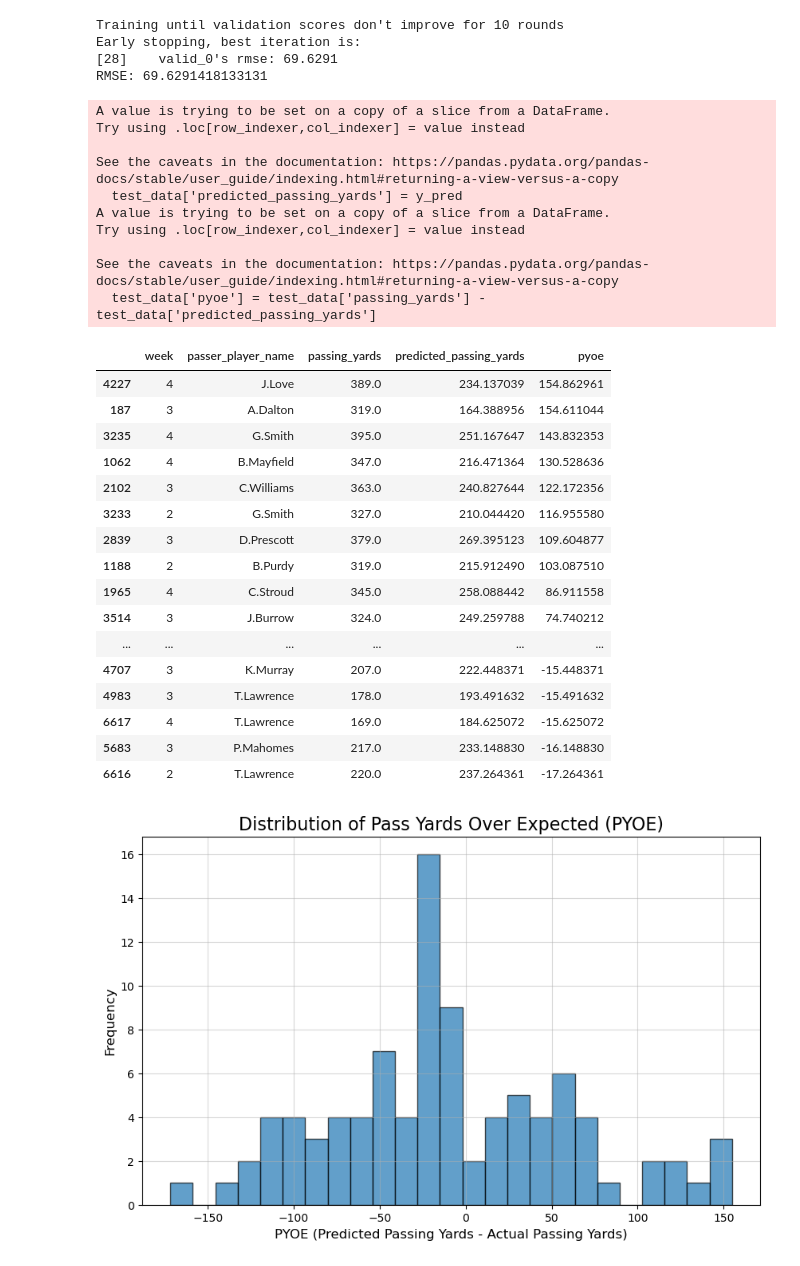
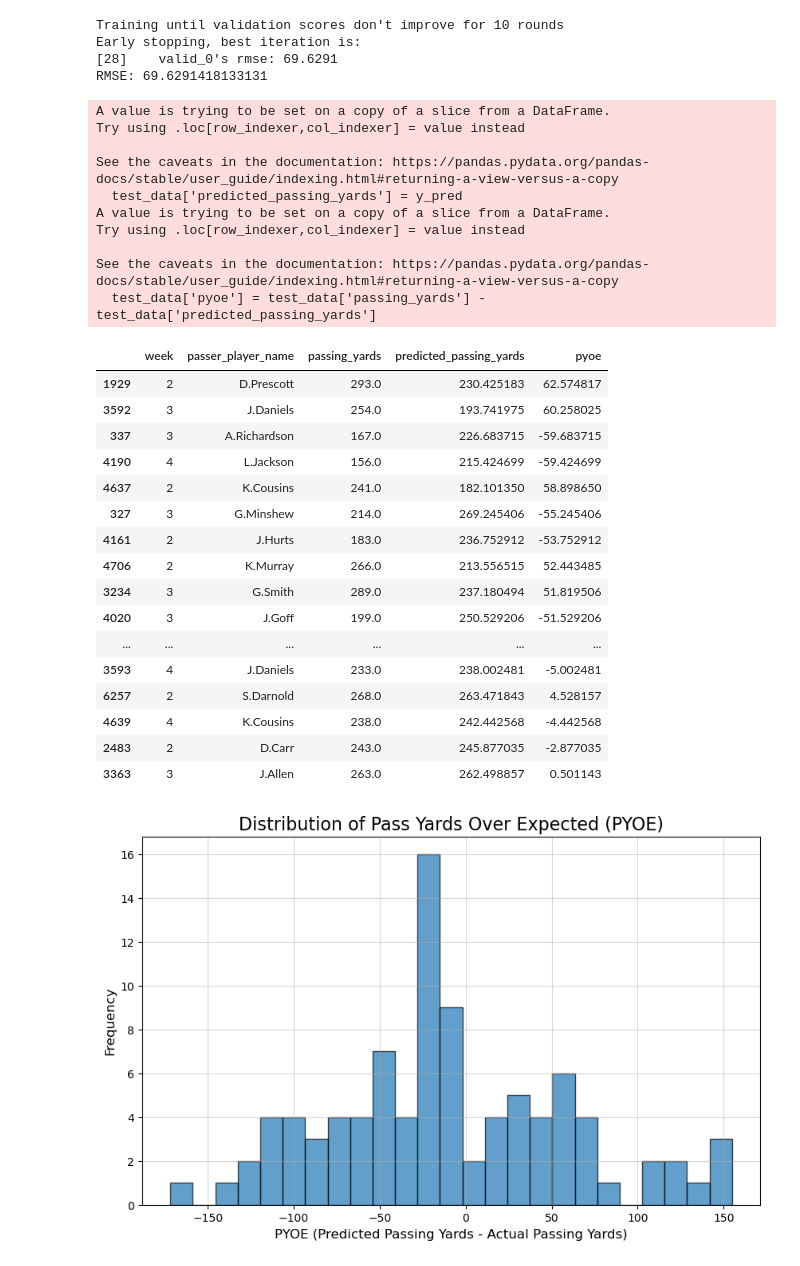
Before and after one commit to bhuggard/CheckTheCover, a Jupyter notebook: testnocom.ipynb, the cells around one changed output. Cells and saved outputs as stored; diff of their text form; code cells hidden in the pictures.

```diff
--- a/testnocom.ipynb
+++ b/testnocom.ipynb
@@ -406,40 +406,40 @@ test_data = filtered_with_ewma[filtered_with_ewma['season'] == 2024]
 # %%
 # Add predictions to the test_data (2024) DataFrame
 test_data['predicted_passing_yards'] = y_pred
 
 # Calculate whether the model over-predicted or under-predicted
 test_data['pyoe'] = test_data['passing_yards'] - test_data['predicted_passing_yards']
 
 # Display the updated dataframe with actual, predicted, and over/under information
-test_data[['week', 'passer_player_name', 'passing_yards', 'predicted_passing_yards', 'pyoe']].sort_values(by='pyoe', ascending=False).head(50)
+test_data[['week', 'passer_player_name', 'passing_yards', 'predicted_passing_yards', 'pyoe']].sort_values(by='pyoe', key=abs, ascending=False).tail(60)
 # %% [output]
 A value is trying to be set on a copy of a slice from a DataFrame.
 Try using .loc[row_indexer,col_indexer] = value instead
 
 See the caveats in the documentation: https://pandas.pydata.org/pandas-docs/stable/user_guide/indexing.html#returning-a-view-versus-a-copy
   test_data['predicted_passing_yards'] = y_pred
 A value is trying to be set on a copy of a slice from a DataFrame.
 Try using .loc[row_indexer,col_indexer] = value instead
 
 See the caveats in the documentation: https://pandas.pydata.org/pandas-docs/stable/user_guide/indexing.html#returning-a-view-versus-a-copy
   test_data['pyoe'] = test_data['passing_yards'] - test_data['predicted_passing_yards']
 |  | week | passer_player_name | passing_yards | predicted_passing_yards | pyoe |
-| 4227 | 4 | J.Love | 389.0 | 234.137039 | 154.862961 |
-| 187 | 3 | A.Dalton | 319.0 | 164.388956 | 154.611044 |
-| 3235 | 4 | G.Smith | 395.0 | 251.167647 | 143.832353 |
-| 1062 | 4 | B.Mayfield | 347.0 | 216.471364 | 130.528636 |
-| 2102 | 3 | C.Williams | 363.0 | 240.827644 | 122.172356 |
-| 3233 | 2 | G.Smith | 327.0 | 210.044420 | 116.955580 |
-| 2839 | 3 | D.Prescott | 379.0 | 269.395123 | 109.604877 |
-| 1188 | 2 | B.Purdy | 319.0 | 215.912490 | 103.087510 |
-| 1965 | 4 | C.Stroud | 345.0 | 258.088442 | 86.911558 |
-| 3514 | 3 | J.Burrow | 324.0 | 249.259788 | 74.740212 |
+| 1929 | 2 | D.Prescott | 293.0 | 230.425183 | 62.574817 |
+| 3592 | 3 | J.Daniels | 254.0 | 193.741975 | 60.258025 |
+| 337 | 3 | A.Richardson | 167.0 | 226.683715 | -59.683715 |
+| 4190 | 4 | L.Jackson | 156.0 | 215.424699 | -59.424699 |
+| 4637 | 2 | K.Cousins | 241.0 | 182.101350 | 58.898650 |
+| 327 | 3 | G.Minshew | 214.0 | 269.245406 | -55.245406 |
+| 4161 | 2 | J.Hurts | 183.0 | 236.752912 | -53.752912 |
+| 4706 | 2 | K.Murray | 266.0 | 213.556515 | 52.443485 |
+| 3234 | 3 | G.Smith | 289.0 | 237.180494 | 51.819506 |
+| 4020 | 3 | J.Goff | 199.0 | 250.529206 | -51.529206 |
 | ... | ... | ... | ... | ... | ... |
-| 4707 | 3 | K.Murray | 207.0 | 222.448371 | -15.448371 |
-| 4983 | 3 | T.Lawrence | 178.0 | 193.491632 | -15.491632 |
-| 6617 | 4 | T.Lawrence | 169.0 | 184.625072 | -15.625072 |
-| 5683 | 3 | P.Mahomes | 217.0 | 233.148830 | -16.148830 |
-| 6616 | 2 | T.Lawrence | 220.0 | 237.264361 | -17.264361 |
+| 3593 | 4 | J.Daniels | 233.0 | 238.002481 | -5.002481 |
+| 6257 | 2 | S.Darnold | 268.0 | 263.471843 | 4.528157 |
+| 4639 | 4 | K.Cousins | 238.0 | 242.442568 | -4.442568 |
+| 2483 | 2 | D.Carr | 243.0 | 245.877035 | -2.877035 |
+| 3363 | 3 | J.Allen | 263.0 | 262.498857 | 0.501143 |
 # %%
 # Plotting the histogram of PYOE
 plt.figure(figsize=(10, 6))
```
Also changed, not shown: parts of 5 cells of this notebook, 1 other file.
